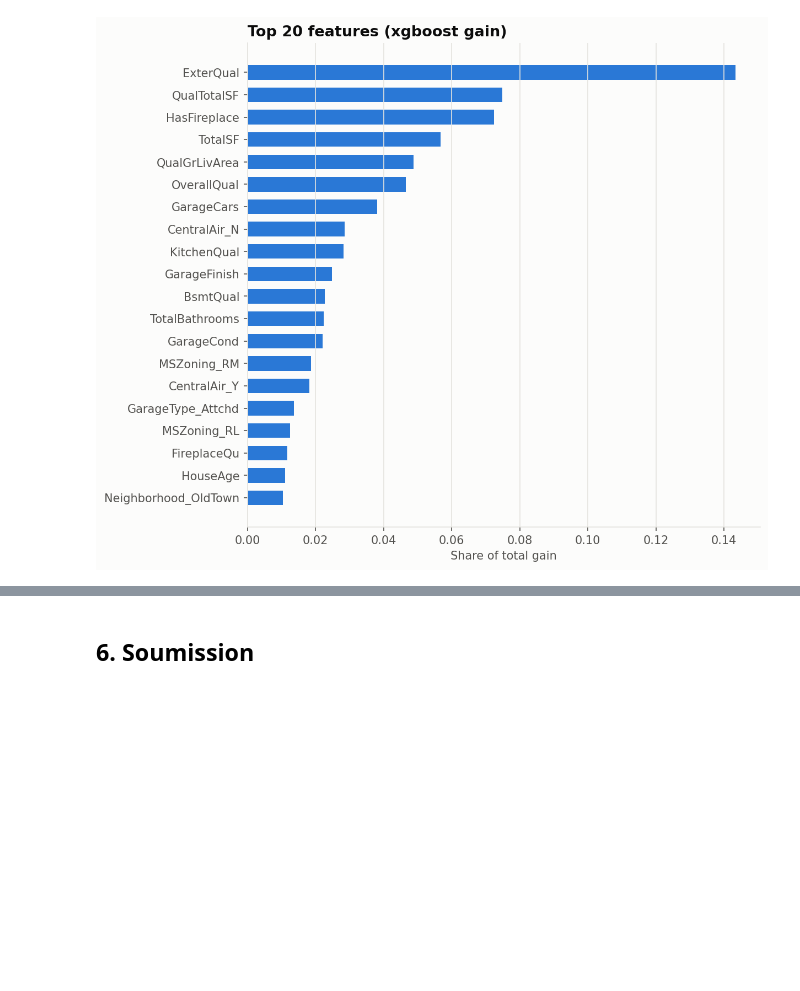
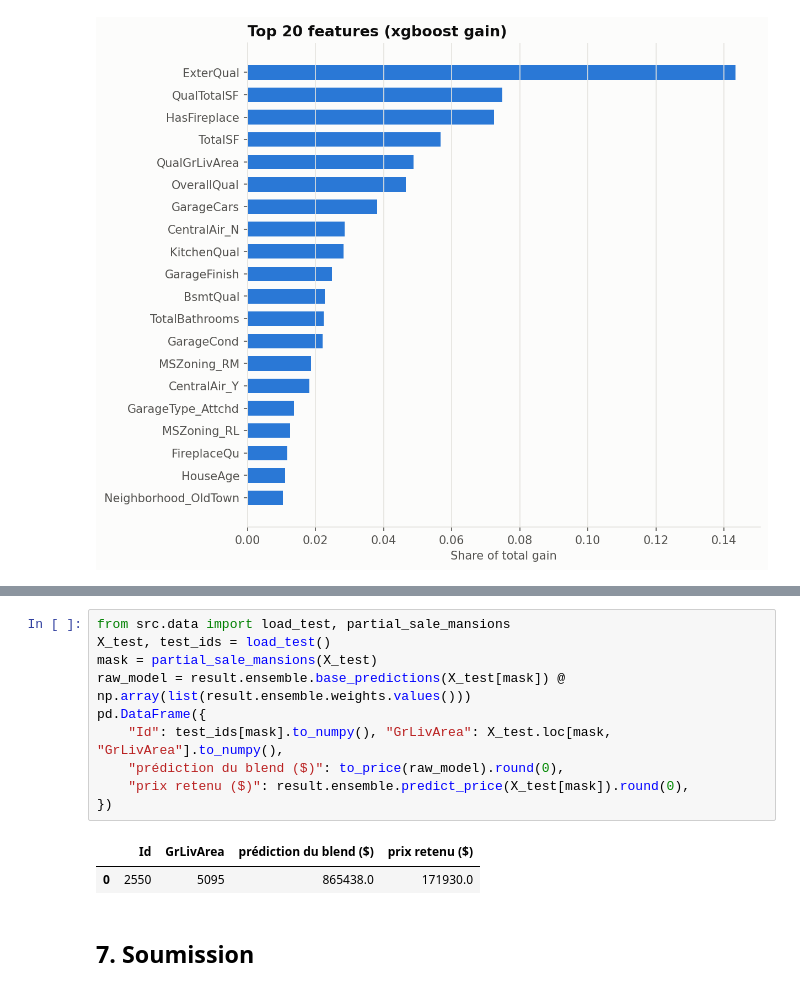
Before and after one commit to EddieZIDA/KaggleCompetition_home-price-prediction, a Jupyter notebook: notebooks/03_modeling.ipynb, the cells around one changed output, grey strips where cells are left out. Drawn from its saved outputs; the diff is of its cells as text; blank space fills up the shorter version.

```diff
--- a/notebooks/03_modeling.ipynb
+++ b/notebooks/03_modeling.ipynb
@@ -191,5 +200,18 @@ display(Image(FIGURES_DIR / "feature_importance.png"))
+# %%
+from src.data import load_test, partial_sale_mansions
+X_test, test_ids = load_test()
+mask = partial_sale_mansions(X_test)
+raw_model = result.ensemble.base_predictions(X_test[mask]) @ np.array(list(result.ensemble.weights.values()))
+pd.DataFrame({
+    "Id": test_ids[mask].to_numpy(), "GrLivArea": X_test.loc[mask, "GrLivArea"].to_numpy(),
+    "prédiction du blend ($)": to_price(raw_model).round(0),
+    "prix retenu ($)": result.ensemble.predict_price(X_test[mask]).round(0),
+})
+# %% [output]
+|  | Id | GrLivArea | prédiction du blend ($) | prix retenu ($) |
+| 0 | 2550 | 5095 | 865438.0 | 171930.0 |
 # %% [markdown]
-## 6. Soumission
+## 7. Soumission
 # %%
 submission = result.submission
 train_prices = to_price(y.to_numpy())
```
Also changed, not shown: parts of 5 cells of this notebook, 8 other files.
